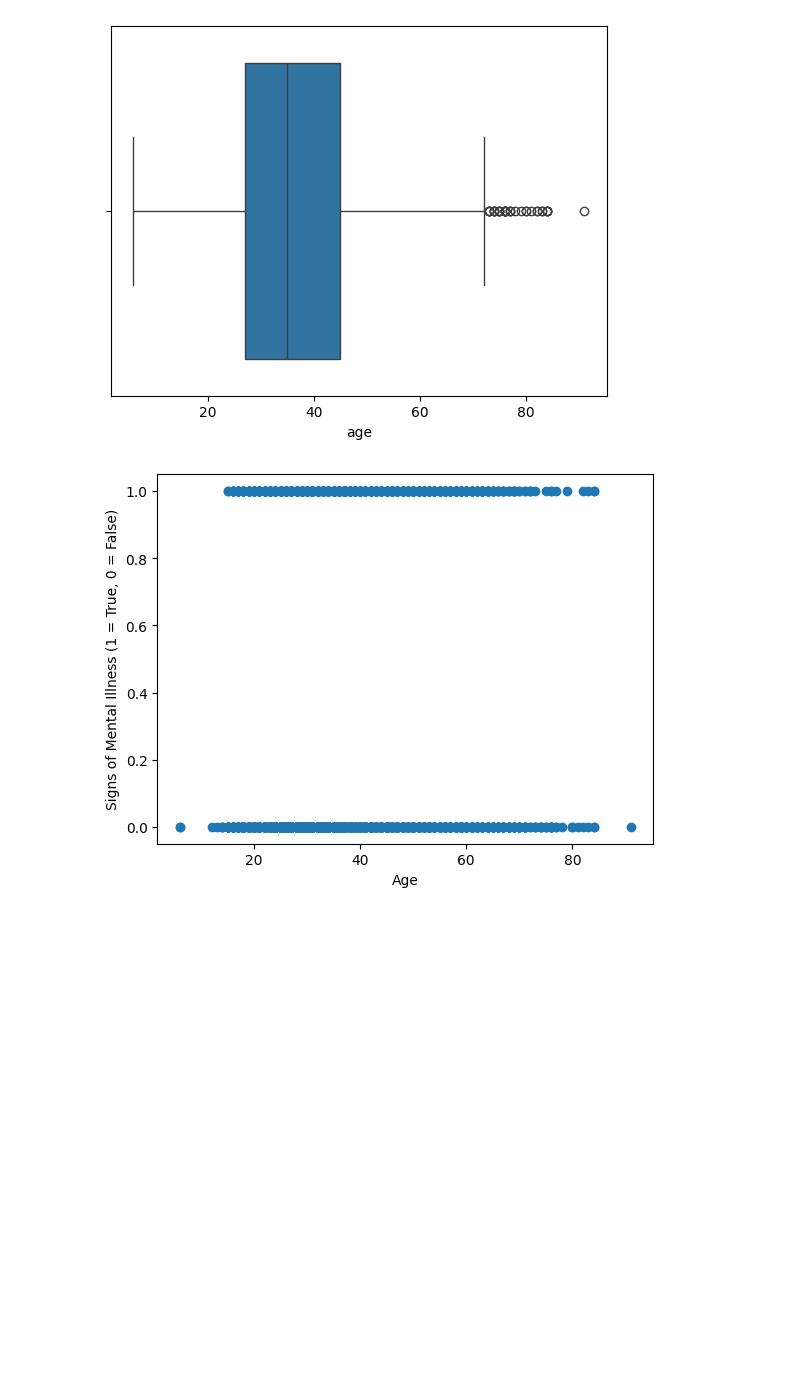
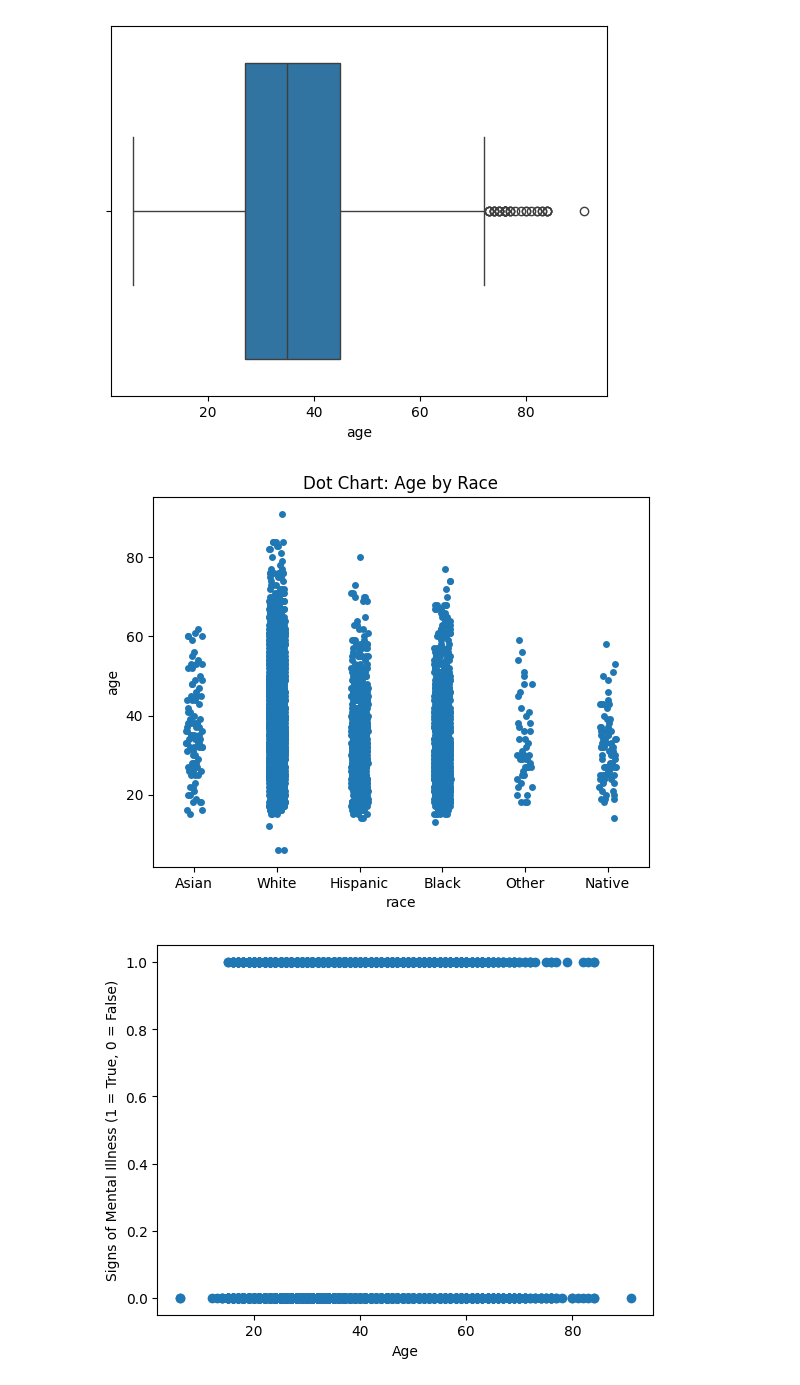
Before and after one commit to Vikaash7/21BDS0052-EDA, a Jupyter notebook: 21BDS0052.ipynb, the cells around one changed output. Drawn from its saved outputs; the diff is of its cells as text; code cells hidden in the pictures; blank space fills up the shorter version.

```diff
--- a/21BDS0052.ipynb
+++ b/21BDS0052.ipynb
@@ -185,6 +222,12 @@ sns.boxplot(x="age", data=df)
 plt.show()
 # %% [output]
 [figure]
+# %%
+sns.stripplot(x='race', y='age', data=df_deduped, jitter=True)
+plt.title('Dot Chart: Age by Race')
+plt.show()
+# %% [output]
+[figure, added]
 # %%
 plt.scatter(df["age"], df["signs_of_mental_illness"].apply(lambda x: 1 if x else 0))
 plt.xlabel("Age")
```
Also changed, not shown: parts of 3 cells of this notebook.
